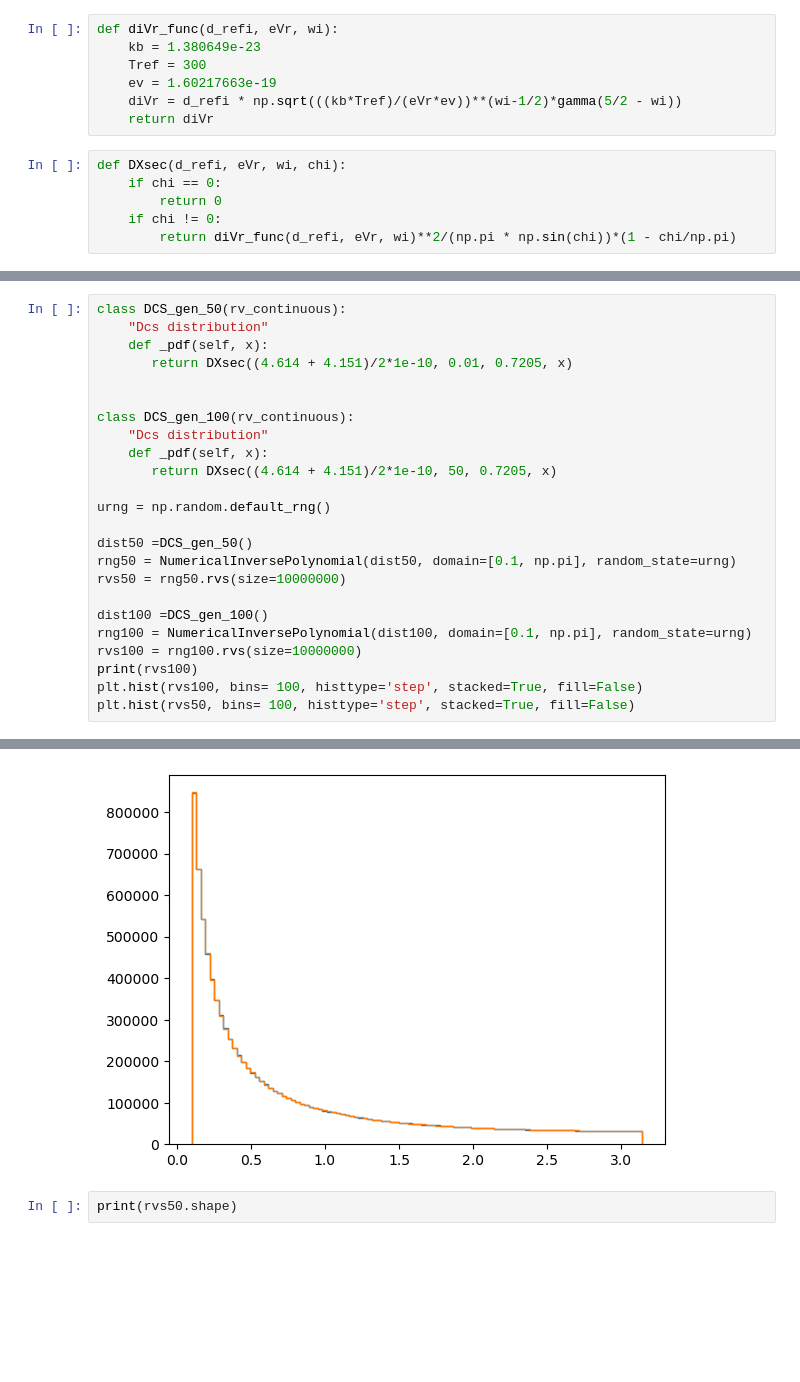
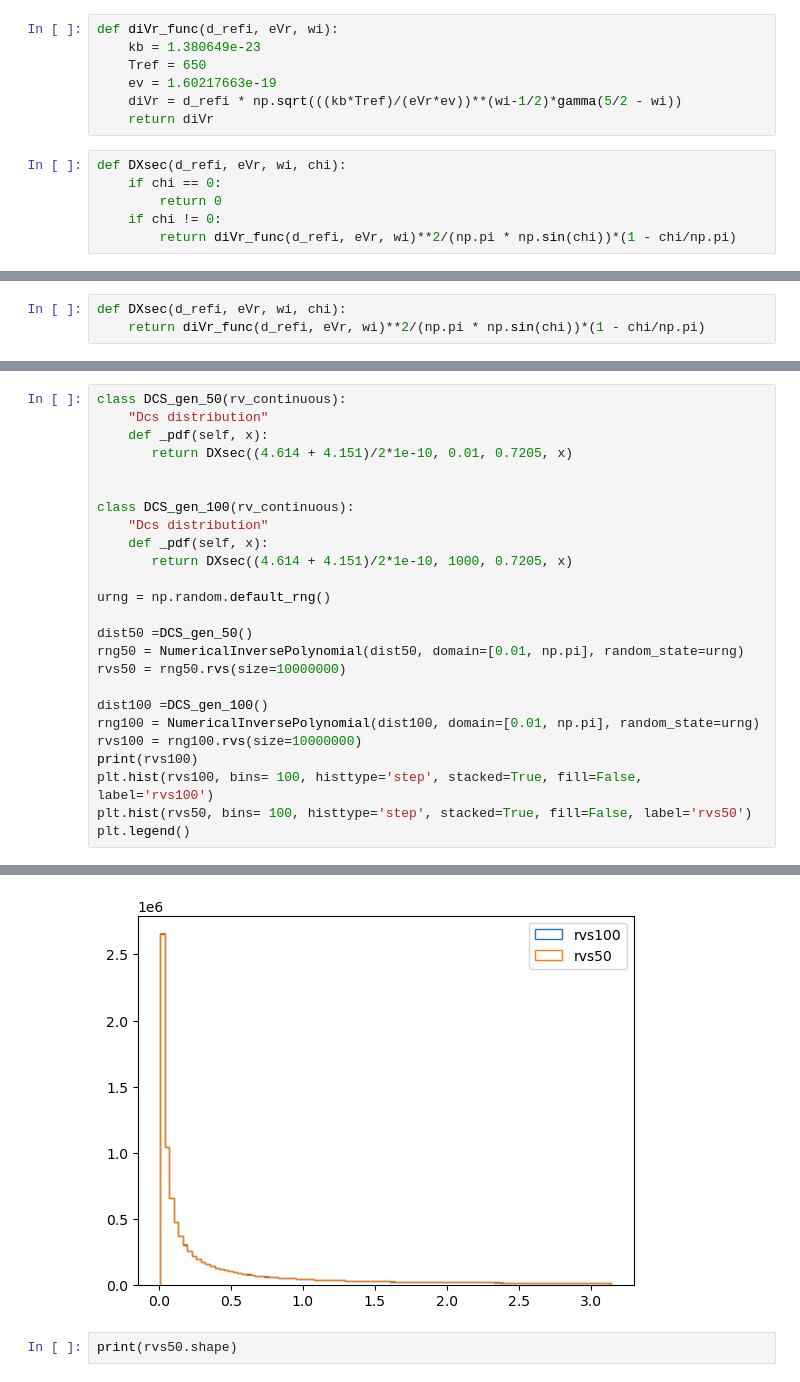
Before and after one commit to ararakitsubasa/etching, a Jupyter notebook: transport_Al_in_Ar.ipynb, the cells around one changed output, grey strips where cells are left out. Cells and saved outputs as stored; diff of their text form; blank space fills up the shorter version.

```diff
--- a/transport_Al_in_Ar.ipynb
+++ b/transport_Al_in_Ar.ipynb
@@ -384,7 +519,7 @@ from scipy.special import gamma, factorial
 # %%
 def diVr_func(d_refi, eVr, wi):
     kb = 1.380649e-23
-    Tref = 300
+    Tref = 650
     ev = 1.60217663e-19
     diVr = d_refi * np.sqrt(((kb*Tref)/(eVr*ev))**(wi-1/2)*gamma(5/2 - wi))
     return diVr
@@ -396,0 +535,3 @@ def DXsec(d_refi, eVr, wi, chi):
+# %%
+def DXsec(d_refi, eVr, wi, chi):
+    return diVr_func(d_refi, eVr, wi)**2/(np.pi * np.sin(chi))*(1 - chi/np.pi)
@@ -404,18 +655,19 @@ class DCS_gen_50(rv_continuous):
 class DCS_gen_100(rv_continuous):
     "Dcs distribution"
     def _pdf(self, x):
-       return DXsec((4.614 + 4.151)/2*1e-10, 50, 0.7205, x)
+       return DXsec((4.614 + 4.151)/2*1e-10, 1000, 0.7205, x)
 
 urng = np.random.default_rng()
 
 dist50 =DCS_gen_50()
-rng50 = NumericalInversePolynomial(dist50, domain=[0.1, np.pi], random_state=urng)
+rng50 = NumericalInversePolynomial(dist50, domain=[0.01, np.pi], random_state=urng)
 rvs50 = rng50.rvs(size=10000000)
 
 dist100 =DCS_gen_100()
-rng100 = NumericalInversePolynomial(dist100, domain=[0.1, np.pi], random_state=urng)
+rng100 = NumericalInversePolynomial(dist100, domain=[0.01, np.pi], random_state=urng)
 rvs100 = rng100.rvs(size=10000000)
 print(rvs100)
-plt.hist(rvs100, bins= 100, histtype='step', stacked=True, fill=False)
-plt.hist(rvs50, bins= 100, histtype='step', stacked=True, fill=False)
+plt.hist(rvs100, bins= 100, histtype='step', stacked=True, fill=False, label='rvs100')
+plt.hist(rvs50, bins= 100, histtype='step', stacked=True, fill=False, label='rvs50')
+plt.legend()
 # %% [output]
@@ -440,4 +676,4 @@ plt.hist(rvs50, bins= 100, histtype='step', stacked=True, fill=False)
-[figure, old version]
+[figure, new version]
 # %%
 print(rvs50.shape)
 # %% [output]
```
Also changed, not shown: parts of 40 cells of this notebook, 3 other files.
